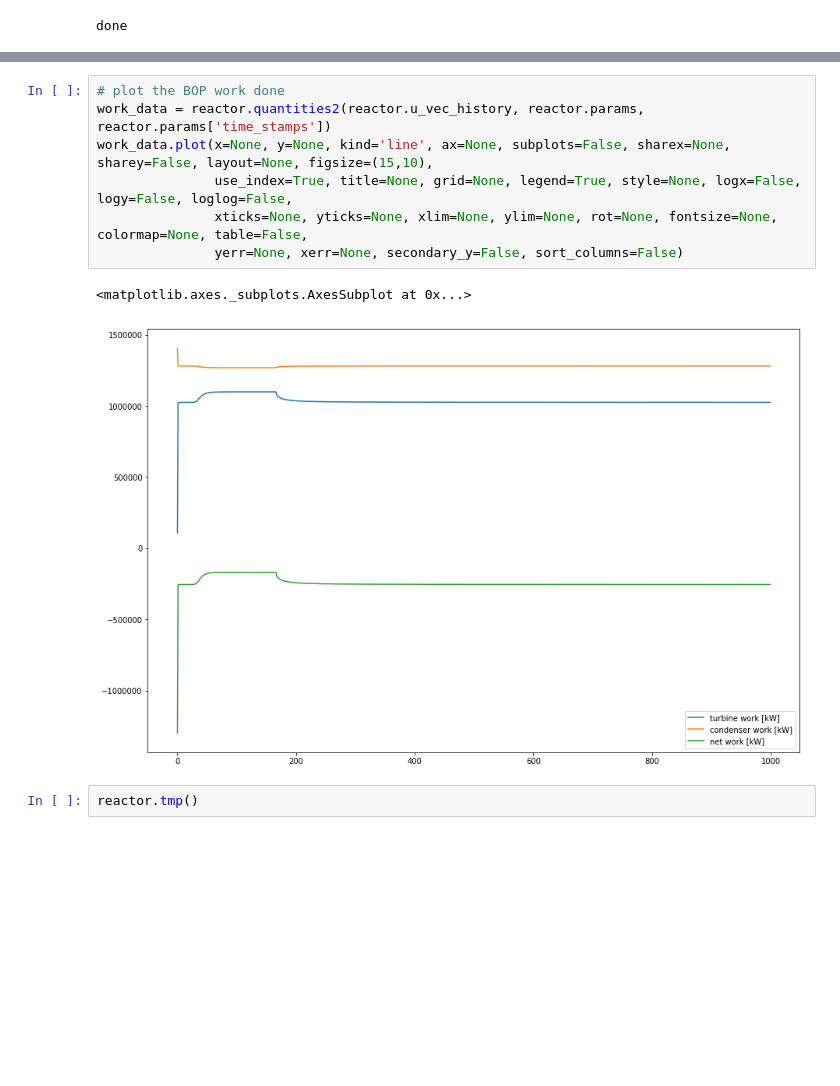
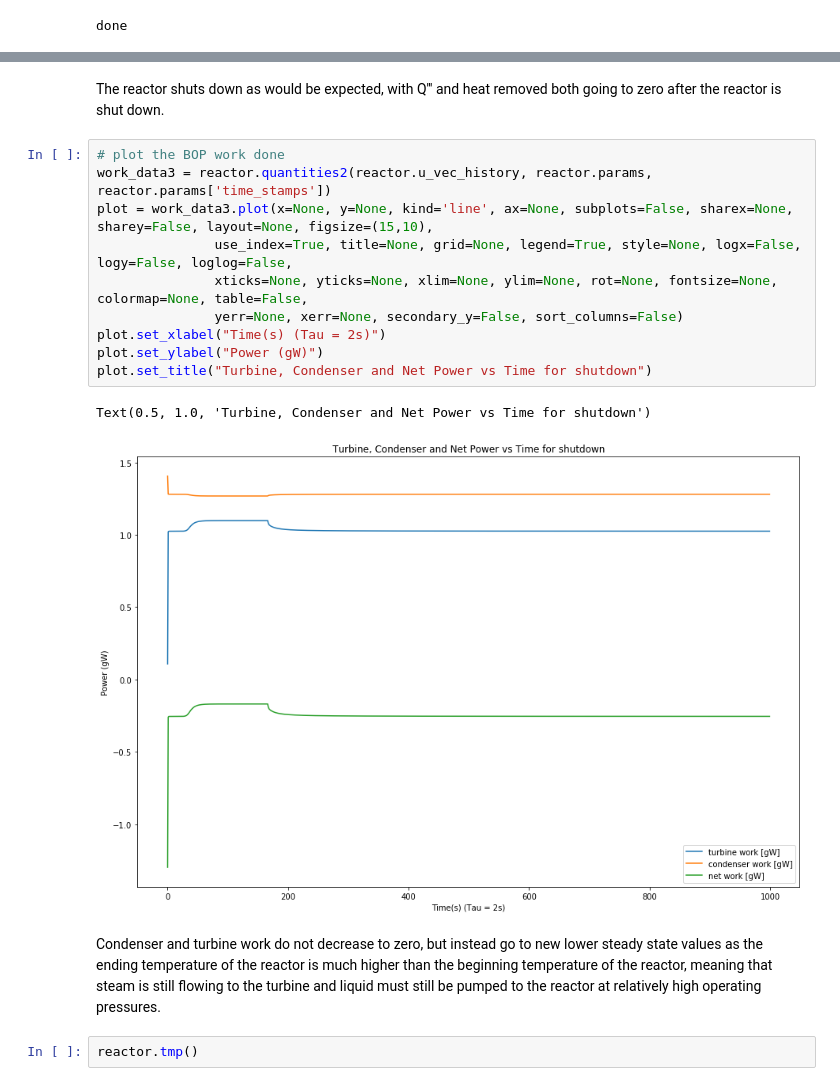
Before and after one commit to dpploy/engy-4350, a Jupyter notebook: notebooks/05-bwr-two-temperature-pt-reactor-B.ipynb, the cells around one changed output, grey strips where cells are left out. Cells and saved outputs as stored; diff of their text form; blank space fills up the shorter version.

```diff
--- a/notebooks/05-bwr-two-temperature-pt-reactor-B.ipynb
+++ b/notebooks/05-bwr-two-temperature-pt-reactor-B.ipynb
@@ -358,13 +387,20 @@ heat_data.plot(x=None, y=None, kind='line', ax=None, subplots=False, sharex=None
+# %% [markdown]
+The reactor shuts down as would be expected, with Q''' and heat removed both going to zero after the reactor is shut down.
 # %%
 # plot the BOP work done
-work_data = reactor.quantities2(reactor.u_vec_history, reactor.params, reactor.params['time_stamps'])
-work_data.plot(x=None, y=None, kind='line', ax=None, subplots=False, sharex=None, sharey=False, layout=None, figsize=(15,10),
+work_data3 = reactor.quantities2(reactor.u_vec_history, reactor.params, reactor.params['time_stamps'])
+plot = work_data3.plot(x=None, y=None, kind='line', ax=None, subplots=False, sharex=None, sharey=False, layout=None, figsize=(15,10),
                use_index=True, title=None, grid=None, legend=True, style=None, logx=False, logy=False, loglog=False,
                xticks=None, yticks=None, xlim=None, ylim=None, rot=None, fontsize=None, colormap=None, table=False,
                yerr=None, xerr=None, secondary_y=False, sort_columns=False)
+plot.set_xlabel("Time(s) (Tau = 2s)")
+plot.set_ylabel("Power (gW)")
+plot.set_title("Turbine, Condenser and Net Power vs Time for shutdown")
 # %% [output]
-<matplotlib.axes._subplots.AxesSubplot at 0x...>
+Text(0.5, 1.0, 'Turbine, Condenser and Net Power vs Time for shutdown')
-[figure, old version]
+[figure, new version]
+# %% [markdown]
+Condenser and turbine work do not decrease to zero, but instead go to new lower steady state values as the ending temperature of the reactor is much higher than the beginning temperature of the reactor, meaning that steam is still flowing to the turbine and liquid must still be pumped to the reactor at relatively high operating pressures.
 # %%
 reactor.tmp()
 # %% [output]
```
Also changed, not shown: parts of 17 cells of this notebook, 1 other file.
